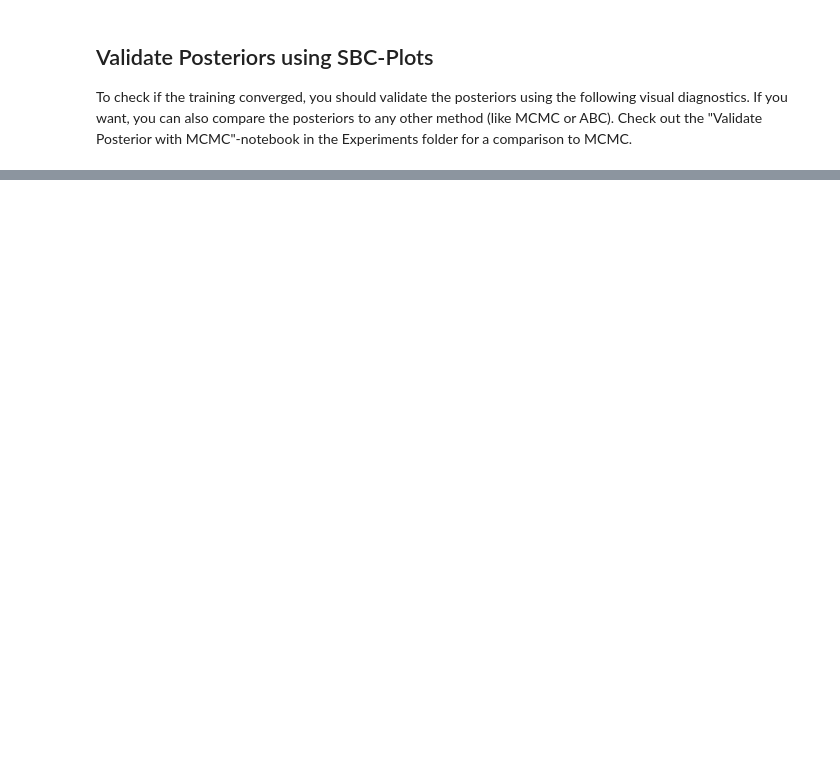
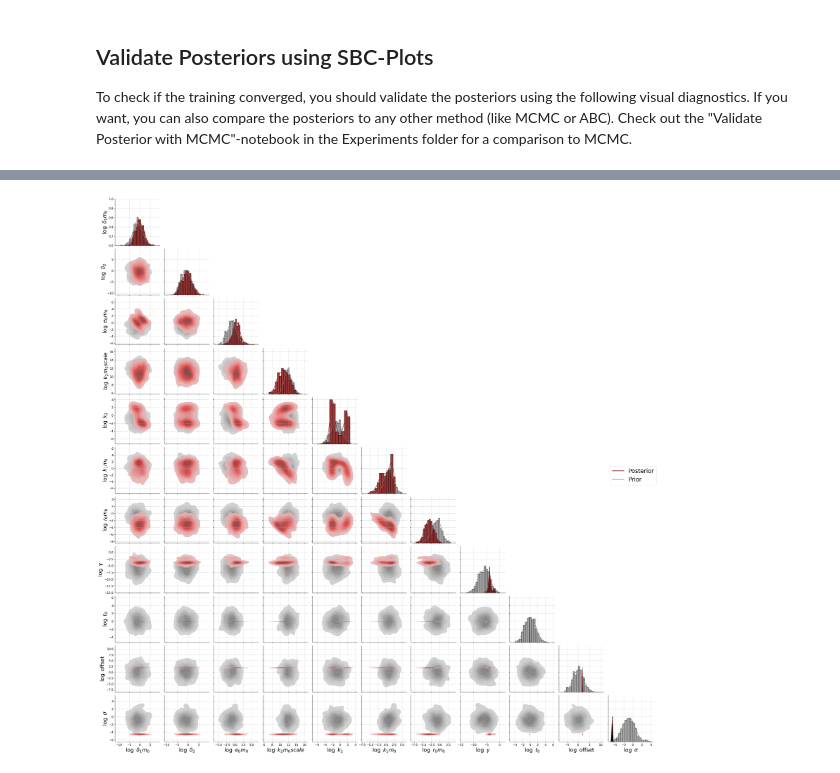
Before and after one commit to arrjon/Amortized-NLME-Models, a Jupyter notebook: Examples/Amortized NLME Simulation & Training.ipynb, the cells around one changed output, grey strips where cells are left out. Saved outputs shown, nothing was run; the diff lists cells and outputs as text; code cells hidden in the pictures; blank space fills up the shorter version.

```diff
--- a/Examples/Amortized NLME Simulation & Training.ipynb
+++ b/Examples/Amortized NLME Simulation & Training.ipynb
@@ -227,7 +273,14 @@ if save_plots:
+# %%
+data_posterior_draws = model.draw_posterior_samples(data=test_data, n_samples=500)
 # %%
-fig_posterior = diagnostics.plot_posterior_2d(posterior_draws=data_posterior_draws[19],
+fig_posterior = diagnostics.plot_posterior_2d(posterior_draws=data_posterior_draws[0],
                                               prior=model.prior,
+                                              label_fontsize=22,
+                                              legend_fontsize=24,
                                               param_names=model.log_param_names)
 
 if save_plots:
     fig_posterior.savefig(f'../plots/calibration/{model_name}/{model.network_name}_fig_posterior.png')
+fig_posterior.savefig(f'../plots/full_posterior_{model.network_name}.png')
+# %% [output]
+[figure, added]
```
Also changed, not shown: parts of 8 cells of this notebook, 14 other files.
